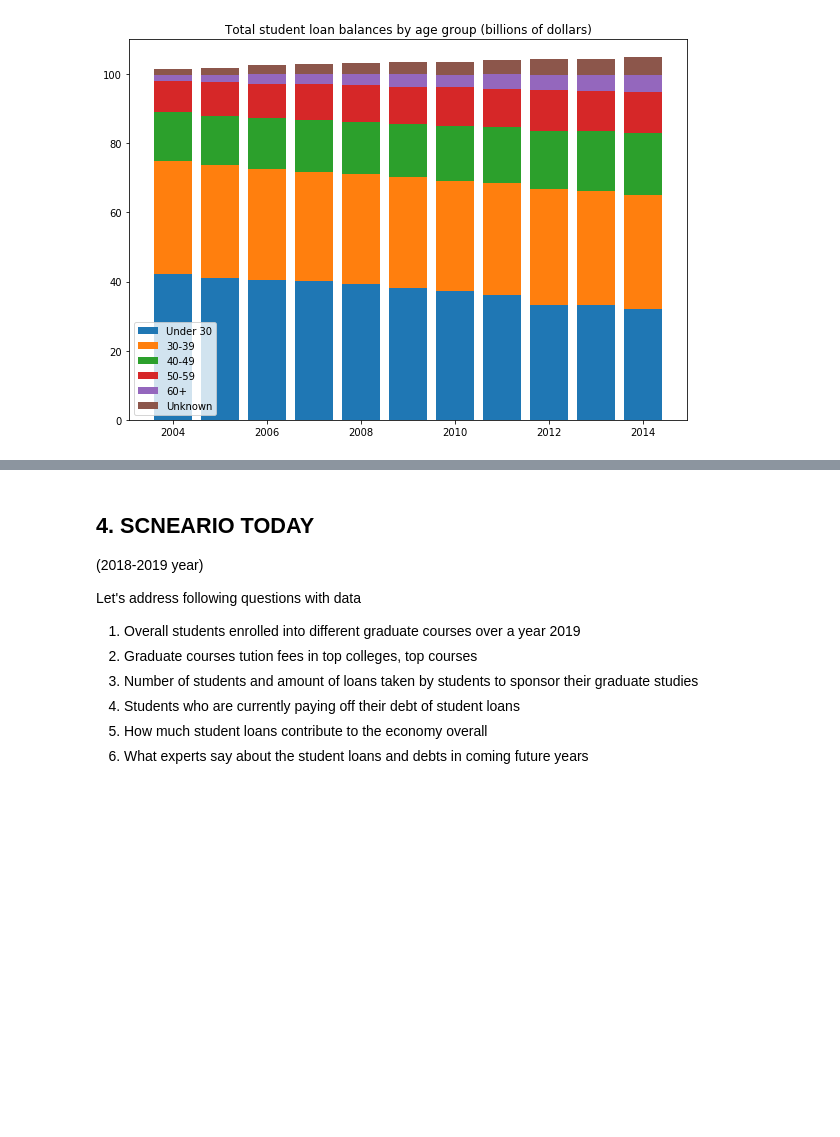
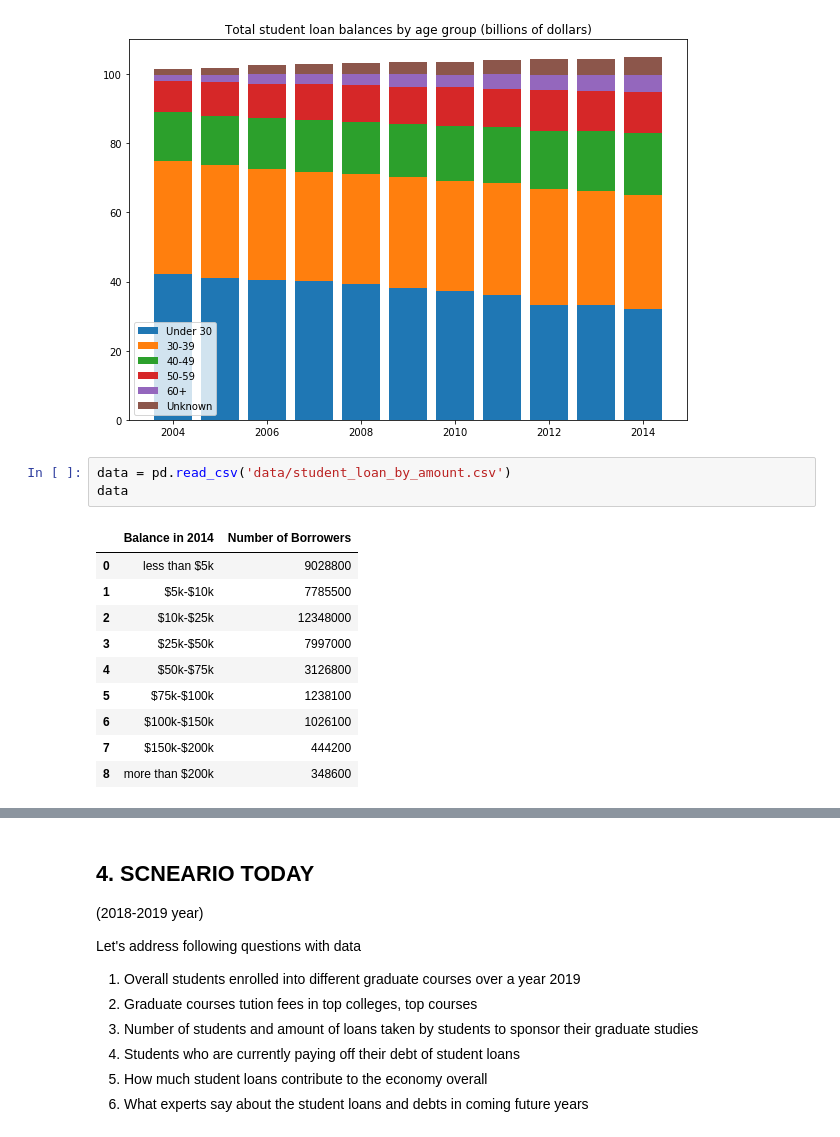
Before and after one commit to YJDave/cs418-s20-cs418_spring20_mighty_python, a Jupyter notebook: main.ipynb, the cells around one changed output, grey strips where cells are left out. Drawn from its saved outputs; the diff is of its cells as text; blank space fills up the shorter version.

```diff
--- a/main.ipynb
+++ b/main.ipynb
@@ -272,3 +272,17 @@ plt.title("Total student loan balances by age group (billions of dollars)")
 print("")
 # %% [output]
 [figure]
+# %%
+data = pd.read_csv('data/student_loan_by_amount.csv')
+data
+# %% [output]
+|  | Balance in 2014 | Number of Borrowers |
+| 0 | less than $5k | 9028800 |
+| 1 | $5k-$10k | 7785500 |
+| 2 | $10k-$25k | 12348000 |
+| 3 | $25k-$50k | 7997000 |
+| 4 | $50k-$75k | 3126800 |
+| 5 | $75k-$100k | 1238100 |
+| 6 | $100k-$150k | 1026100 |
+| 7 | $150k-$200k | 444200 |
+| 8 | more than $200k | 348600 |
```
Also changed, not shown: parts of 1 cell of this notebook, 1 other file.
